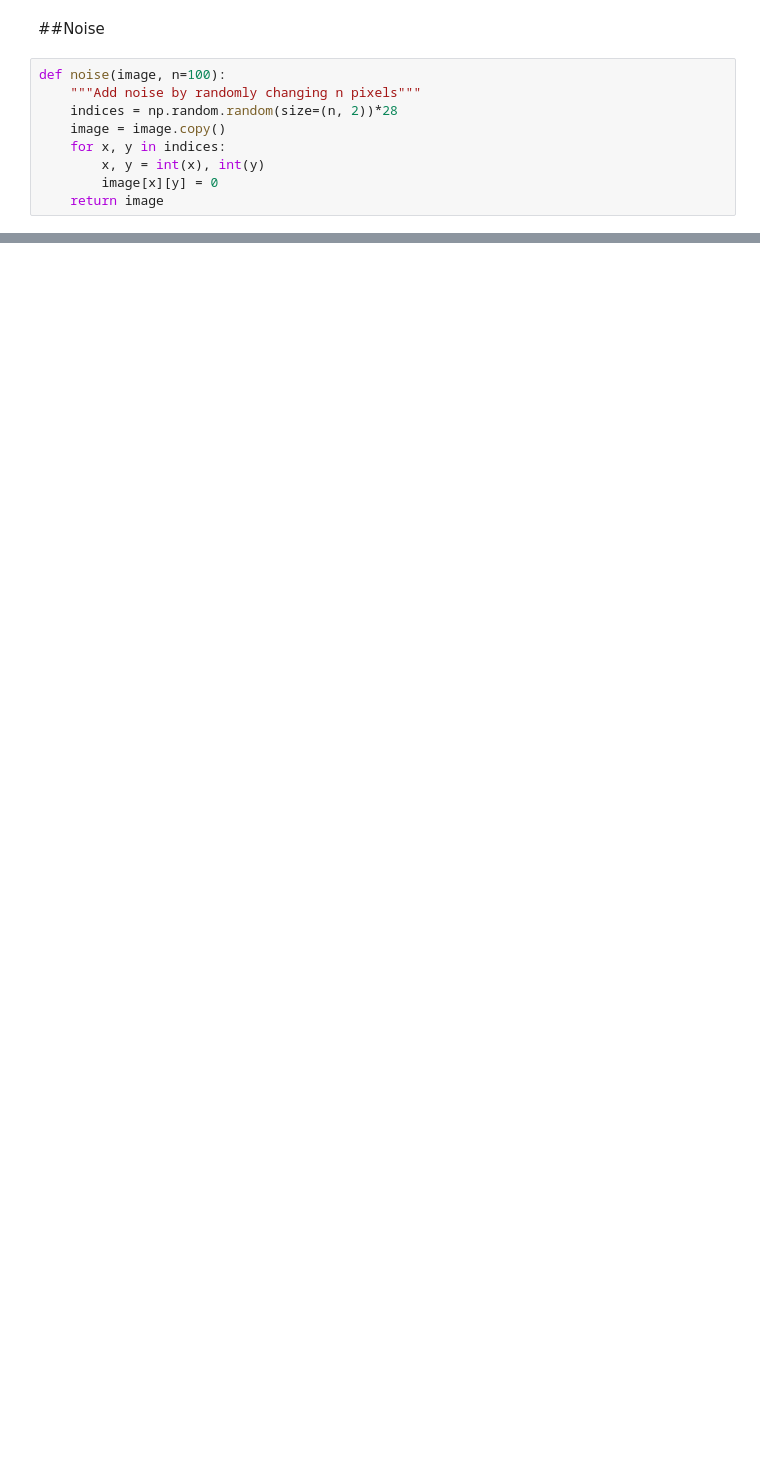
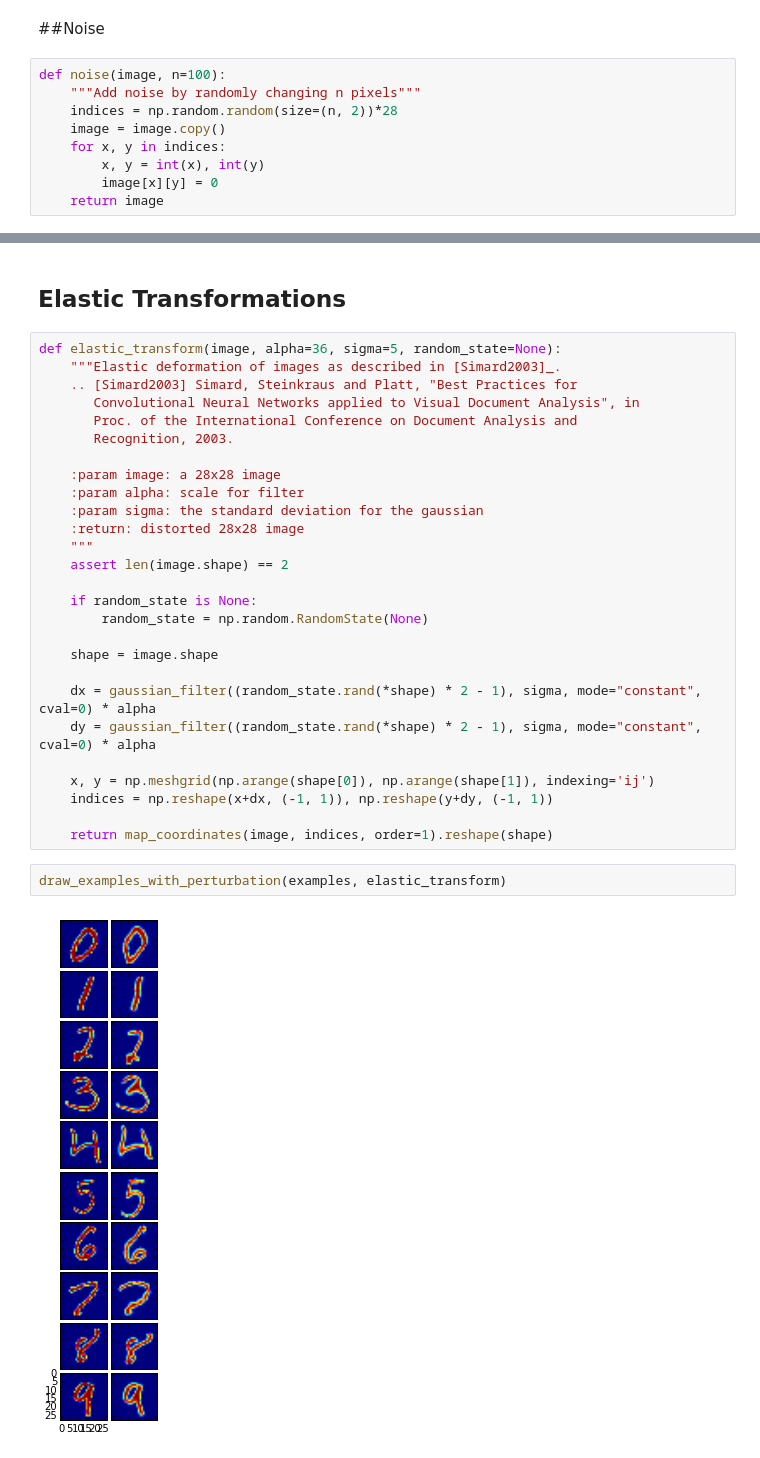
Before and after one commit to fsix/mnist, a Jupyter notebook: notebooks/Perturbing.ipynb, the cells around one changed output, grey strips where cells are left out. Drawn from its saved outputs; the diff is of its cells as text; blank space fills up the shorter version.

Commit message:
finished perturbations demo with takeaway

```diff
--- a/notebooks/Perturbing.ipynb
+++ b/notebooks/Perturbing.ipynb
@@ -111,0 +134,33 @@ draw_examples_with_perturbation(examples, noise)
+# %% [markdown]
+## Elastic Transformations
+# %%
+def elastic_transform(image, alpha=36, sigma=5, random_state=None):
+    """Elastic deformation of images as described in [Simard2003]_.
+    .. [Simard2003] Simard, Steinkraus and Platt, "Best Practices for
+       Convolutional Neural Networks applied to Visual Document Analysis", in
+       Proc. of the International Conference on Document Analysis and
+       Recognition, 2003.
+
+    :param image: a 28x28 image
+    :param alpha: scale for filter
+    :param sigma: the standard deviation for the gaussian
+    :return: distorted 28x28 image
+    """
+    assert len(image.shape) == 2
+
+    if random_state is None:
+        random_state = np.random.RandomState(None)
+
+    shape = image.shape
+
+    dx = gaussian_filter((random_state.rand(*shape) * 2 - 1), sigma, mode="constant", cval=0) * alpha
+    dy = gaussian_filter((random_state.rand(*shape) * 2 - 1), sigma, mode="constant", cval=0) * alpha
+
+    x, y = np.meshgrid(np.arange(shape[0]), np.arange(shape[1]), indexing='ij')
+    indices = np.reshape(x+dx, (-1, 1)), np.reshape(y+dy, (-1, 1))
+
+    return map_coordinates(image, indices, order=1).reshape(shape)
+# %%
+draw_examples_with_perturbation(examples, elastic_transform)
+# %% [output]
+[figure, added]
```
Also changed, not shown: parts of 22 cells of this notebook, 1 other file.
